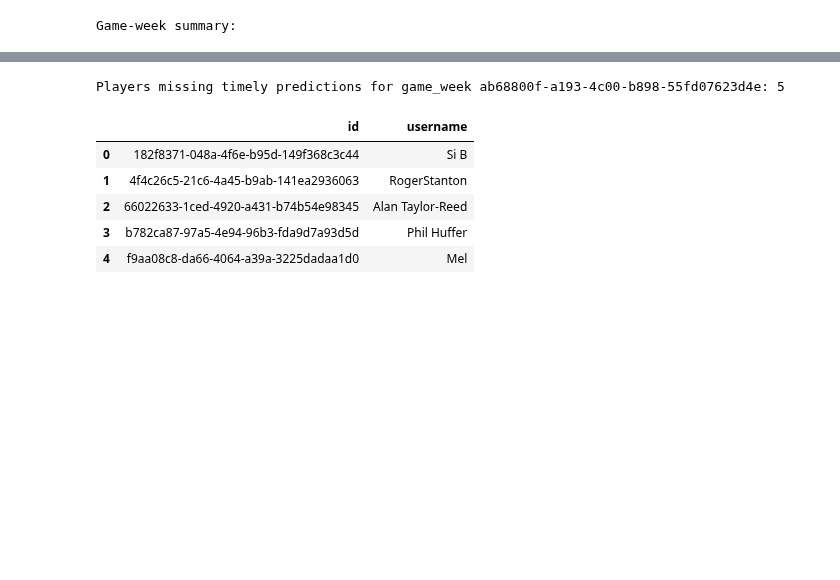
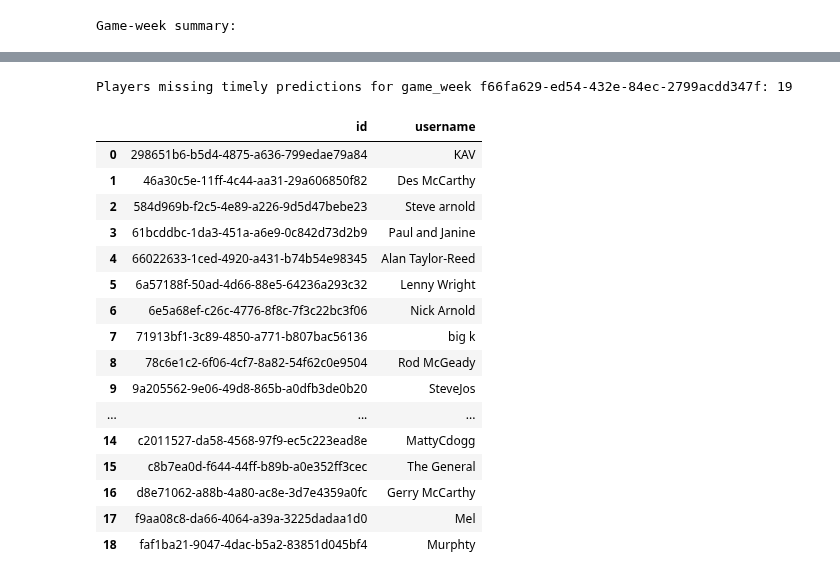
Before and after one commit to Gavin-Persad/predictions_data, a Jupyter notebook: Notebooks/not_yet_entered.ipynb, the cells around one changed output, grey strips where cells are left out. Cells and saved outputs as stored; diff of their text form; code cells hidden in the pictures; blank space fills up the shorter version.

```diff
--- a/Notebooks/not_yet_entered.ipynb
+++ b/Notebooks/not_yet_entered.ipynb
@@ -4,9 +4,9 @@ from pathlib import Path
 
 paths = {
     'profiles': Path('../CSV/13.08.2026/profiles_rows.csv'),
-    'predictions': Path('../CSV/11.09.2026/predictions_rows.csv'),
-    'fixtures': Path('../CSV/11.09.2026/fixtures_rows.csv'),
-    'game_weeks': Path('../CSV/11.09.2026/game_weeks_rows.csv'),
+    'predictions': Path('../CSV/14.10.2026/predictions_rows.csv'),
+    'fixtures': Path('../CSV/14.10.2026/fixtures_rows.csv'),
+    'game_weeks': Path('../CSV/14.10.2026/game_weeks_rows.csv'),
     'season_players': Path('../CSV/13.08.2026/season_players_rows.csv'),
 }
 
@@ -109,7 +109,7 @@ merged_diag columns: ['id', 'user_id', 'fixture_id', 'home_prediction', 'away_pr
 # %%
 # Tidy game-week summary + missing-players table
 # Set a target game_week id (or leave placeholder to auto-select the first available id)
-targeted_game_week = 'ab68800f-a193-4c00-b898-55fd07623d4e'
+targeted_game_week = 'f66fa629-ed54-432e-84ec-2799acdd347f'
 if 'XXXX' in str(targeted_game_week) or str(targeted_game_week).strip() == '':
     if not game_weeks.empty and 'id' in game_weeks.columns:
         targeted_game_week = game_weeks['id'].astype(str).iat[0]
@@ -172,7 +172,18 @@ Game-week summary:
-Players missing timely predictions for game_week ab68800f-a193-4c00-b898-55fd07623d4e: 5
+Players missing timely predictions for game_week f66fa629-ed54-432e-84ec-2799acdd347f: 19
 |  | id | username |
-| 0 | 182f8371-048a-4f6e-b95d-149f368c3c44 | Si B |
-| 1 | 4f4c26c5-21c6-4a45-b9ab-141ea2936063 | RogerStanton |
-| 2 | 66022633-1ced-4920-a431-b74b54e98345 | Alan Taylor-Reed |
-| 3 | b782ca87-97a5-4e94-96b3-fda9d7a93d5d | Phil Huffer |
-| 4 | f9aa08c8-da66-4064-a39a-3225dadaa1d0 | Mel |
+| 0 | 298651b6-b5d4-4875-a636-799edae79a84 | KAV |
+| 1 | 46a30c5e-11ff-4c44-aa31-29a606850f82 | Des McCarthy |
+| 2 | 584d969b-f2c5-4e89-a226-9d5d47bebe23 | Steve arnold |
+| 3 | 61bcddbc-1da3-451a-a6e9-0c842d73d2b9 | Paul and Janine |
+| 4 | 66022633-1ced-4920-a431-b74b54e98345 | Alan Taylor-Reed |
+| 5 | 6a57188f-50ad-4d66-88e5-64236a293c32 | Lenny Wright |
+| 6 | 6e5a68ef-c26c-4776-8f8c-7f3c22bc3f06 | Nick Arnold |
+| 7 | 71913bf1-3c89-4850-a771-b807bac56136 | big k |
+| 8 | 78c6e1c2-6f06-4cf7-8a82-54f62c0e9504 | Rod McGeady |
+| 9 | 9a205562-9e06-49d8-865b-a0dfb3de0b20 | SteveJos |
+| ... | ... | ... |
+| 14 | c2011527-da58-4568-97f9-ec5c223ead8e | MattyCdogg |
+| 15 | c8b7ea0d-f644-44ff-b89b-a0e352ff3cec | The General |
+| 16 | d8e71062-a88b-4a80-ac8e-3d7e4359a0fc | Gerry McCarthy |
+| 17 | f9aa08c8-da66-4064-a39a-3225dadaa1d0 | Mel |
+| 18 | faf1ba21-9047-4dac-b5a2-83851d045bf4 | Murphty |
```
Also changed, not shown: parts of 4 cells of this notebook, 23 other files.
